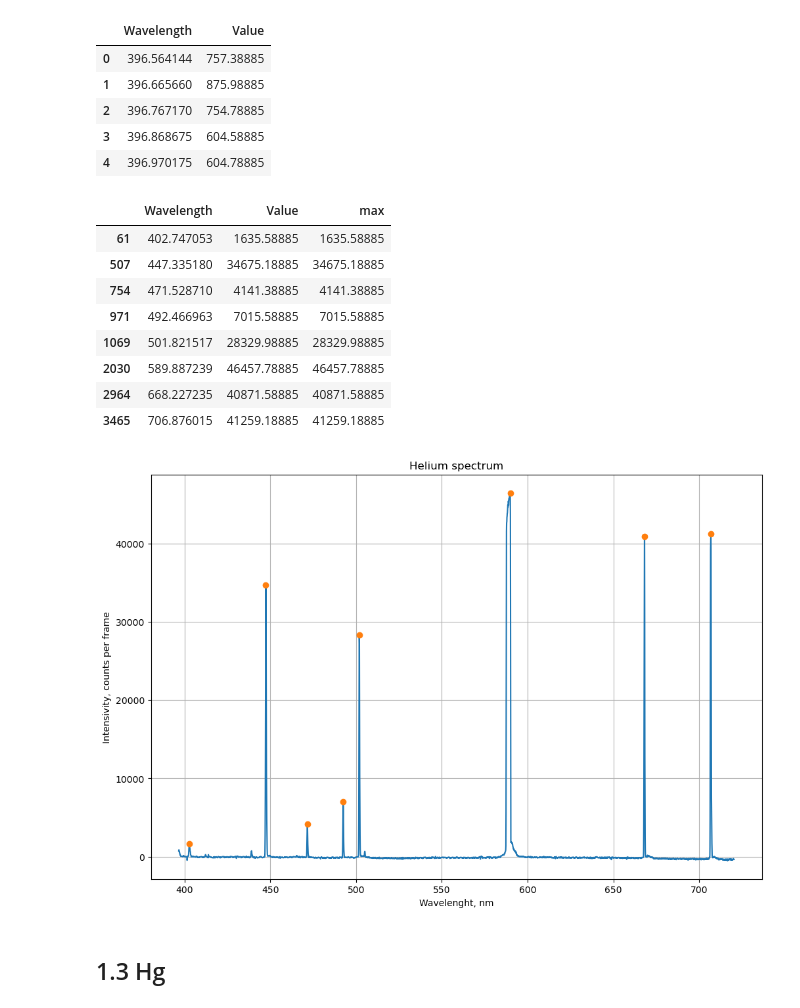
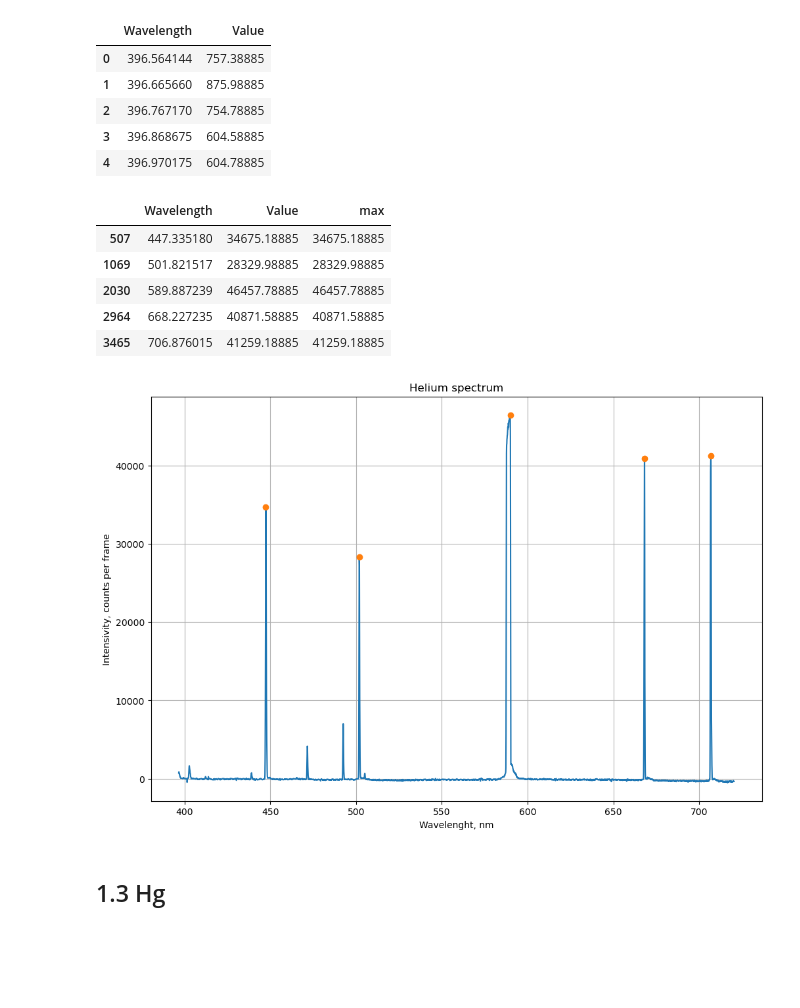
Before and after one commit to f3ss1/HSE-FF, a Jupyter notebook: 5th semester/Optics Practice/Spectrometer code 'n' data/lab3.ipynb, the cells around one changed output. Cells and saved outputs as stored; diff of their text form; code cells hidden in the pictures; blank space fills up the shorter version.

```diff
--- a/5th semester/Optics Practice/Spectrometer code 'n' data/lab3.ipynb
+++ b/5th semester/Optics Practice/Spectrometer code 'n' data/lab3.ipynb
@@ -57,15 +57,12 @@ df.head()
 # %%
 n = 5 # Number of points to be checked before and after.
 # Find local peaks
 df['max'] = df.iloc[argrelextrema(df['Value'].values, np.greater_equal, order=n)[0]]['Value']
-df_assist = df[df['max'] > 1500] # Filter values.
+df_assist = df[df['max'] > 10000] # Filter values.
 df_assist
 # %% [output]
 |  | Wavelength | Value | max |
-| 61 | 402.747053 | 1635.58885 | 1635.58885 |
 | 507 | 447.335180 | 34675.18885 | 34675.18885 |
-| 754 | 471.528710 | 4141.38885 | 4141.38885 |
-| 971 | 492.466963 | 7015.58885 | 7015.58885 |
 | 1069 | 501.821517 | 28329.98885 | 28329.98885 |
 | 2030 | 589.887239 | 46457.78885 | 46457.78885 |
 | 2964 | 668.227235 | 40871.58885 | 40871.58885 |
@@ -81,7 +78,7 @@ plt.grid()
 plt.savefig('..\Spectrometer/Pictures/helium.pdf')
 plt.show()
 # %% [output]
-[figure, old version]
+[figure, new version]
 # %% [markdown]
 ## 1.3 Hg
 # %%
```
Also changed, not shown: parts of 3 cells of this notebook, 47 other files.
